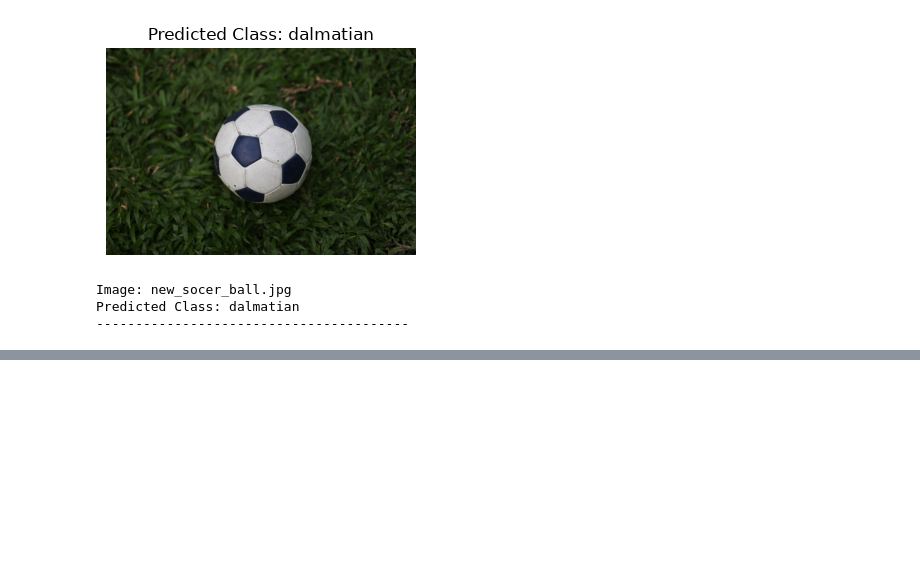
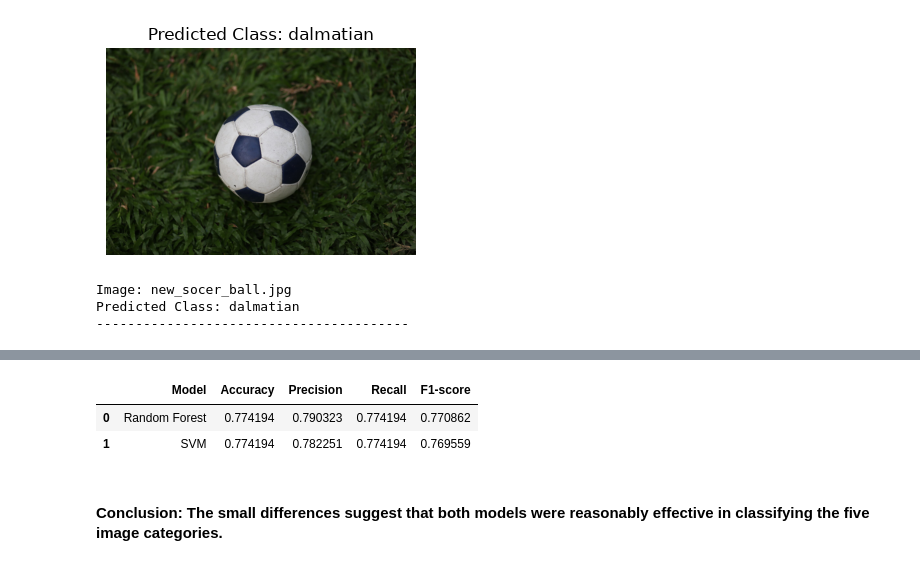
Before and after one commit to Yvesangwa/AI_labs, a Jupyter notebook: Lesson_11_Image_processing_computer_vision/Assignment_11_Image_Classification_using_scikit_learn.ipynb, the cells around one changed output, grey strips where cells are left out. Cells and saved outputs as stored; diff of their text form; code cells hidden in the pictures; blank space fills up the shorter version.

Commit message:
Model comparision

```diff
--- a/Lesson_11_Image_processing_computer_vision/Assignment_11_Image_Classification_using_scikit_learn.ipynb
+++ b/Lesson_11_Image_processing_computer_vision/Assignment_11_Image_Classification_using_scikit_learn.ipynb
@@ -326,0 +345,5 @@ Predicted Class: dalmatian
+# %%
+# Predict the test set
+y_pred_svm = svm_model.predict(X_test)
+
+print("SVM predictions completed.")
@@ -326,0 +352,27 @@ Predicted Class: dalmatian
+# %%
+# Evaluate the SVM model performance
+
+svm_accuracy = accuracy_score(y_test, y_pred_svm)
+
+svm_precision = precision_score(
+    y_test, y_pred_svm,
+    average='weighted',
+    zero_division=0
+)
+
+svm_recall = recall_score(
+    y_test, y_pred_svm,
+    average='weighted',
+    zero_division=0
+)
+
+svm_f1 = f1_score(
+    y_test, y_pred_svm,
+    average='weighted',
+    zero_division=0
+)
+
+print(f"SVM Accuracy:  {svm_accuracy:.2%}")
+print(f"SVM Precision: {svm_precision:.2%}")
+print(f"SVM Recall:    {svm_recall:.2%}")
+print(f"SVM F1-score:  {svm_f1:.2%}")
@@ -326,0 +403,18 @@ Predicted Class: dalmatian
+# %%
+# Compare the metrics for both bodels
+
+comparison = pd.DataFrame({
+    "Model": ["Random Forest", "SVM"],
+    "Accuracy": [accuracy, svm_accuracy],
+    "Precision": [precision, svm_precision],
+    "Recall": [recall, svm_recall],
+    "F1-score": [f1, svm_f1]
+})
+
+comparison
+# %% [output]
+|  | Model | Accuracy | Precision | Recall | F1-score |
+| 0 | Random Forest | 0.774194 | 0.790323 | 0.774194 | 0.770862 |
+| 1 | SVM | 0.774194 | 0.782251 | 0.774194 | 0.769559 |
+# %% [markdown]
+#### **Conclusion**: The small differences suggest that both models were reasonably effective in classifying the five image categories.
```
Also changed, not shown: parts of 6 cells of this notebook.
